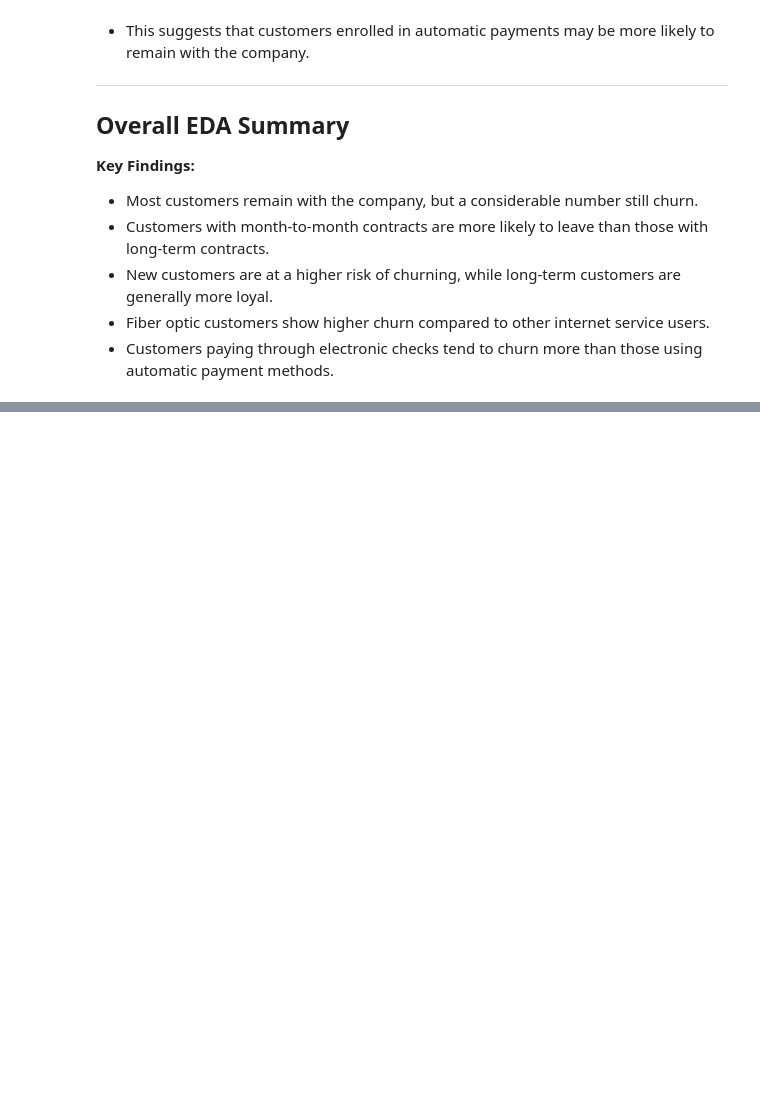
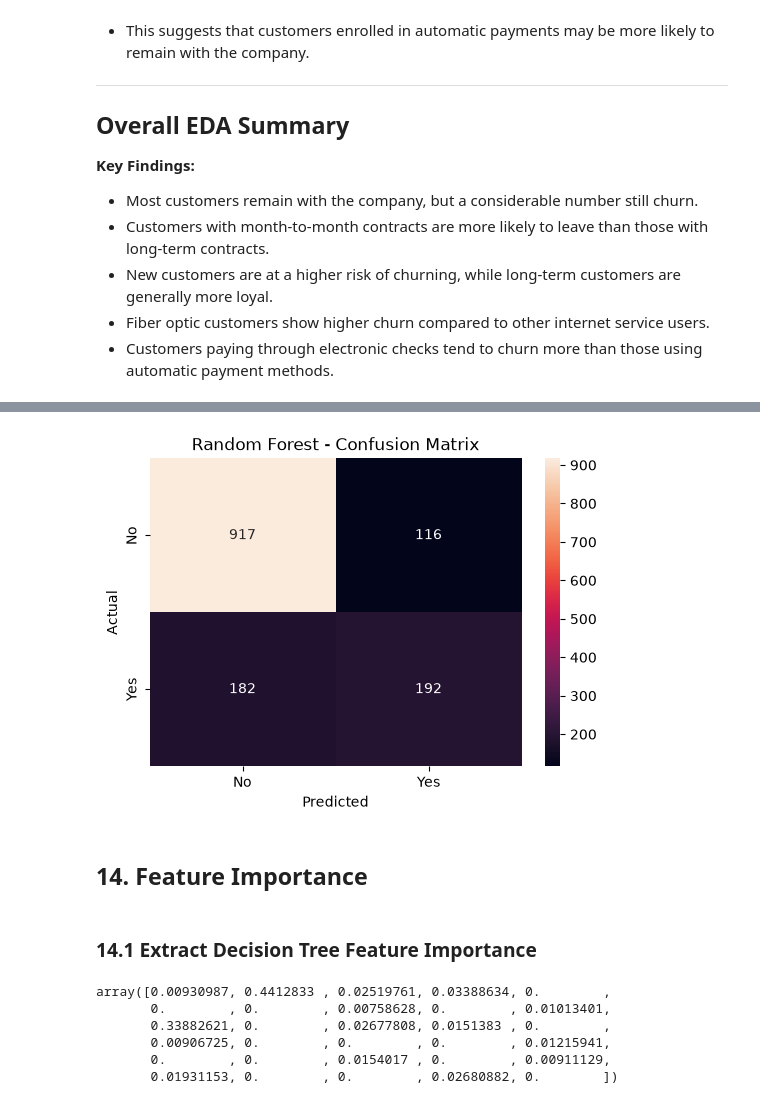
Before and after one commit to humairathameem/Telco-Customer-Churn-Prediction, a Jupyter notebook: Notebooks/Telco_Churn_Prediction.ipynb, the cells around one changed output, grey strips where cells are left out. Drawn from its saved outputs; the diff is of its cells as text; code cells hidden in the pictures; blank space fills up the shorter version.

```diff
--- a/Notebooks/Telco_Churn_Prediction.ipynb
+++ b/Notebooks/Telco_Churn_Prediction.ipynb
@@ -308,0 +514,6 @@ plt.show()
+# %%
+# Initialize the Random Forest Classifier model
+random_forest_model = RandomForestClassifier(
+    n_estimators=100,
+    random_state=42
+)
@@ -308,0 +525,3 @@ plt.show()
+# %%
+# Train the Random Forest
+random_forest_model.fit(X_train_processed, y_train)
@@ -308,0 +552,3 @@ plt.show()
+# %%
+# Make Random Forest predictions on the test set
+y_pred_rf = random_forest_model.predict(X_test_processed)
@@ -308,0 +743,33 @@ plt.show()
+# %%
+# Plot the confusion matrix
+plt.figure(figsize=(6, 4))
+
+sns.heatmap(
+    rf_cm,
+    annot=True,
+    fmt="d",
+    xticklabels=["No", "Yes"],
+    yticklabels=["No", "Yes"]
+)
+
+plt.xlabel("Predicted")
+plt.ylabel("Actual")
+plt.title("Random Forest - Confusion Matrix")
+plt.savefig("../Images/confusion_matrix/random_forest_confusion_matrix.png")
+plt.show()
+# %% [output]
+[figure, added]
+# %% [markdown]
+## 14. Feature Importance
+# %% [markdown]
+### 14.1 Extract Decision Tree Feature Importance
+# %%
+tree_importance = decision_tree_model.feature_importances_
+tree_importance
+# %% [output]
+array([0.00930987, 0.4412833 , 0.02519761, 0.03388634, 0.        ,
+       0.        , 0.        , 0.00758628, 0.        , 0.01013401,
+       0.33882621, 0.        , 0.02677808, 0.0151383 , 0.        ,
+       0.00906725, 0.        , 0.        , 0.        , 0.01215941,
+       0.        , 0.        , 0.0154017 , 0.        , 0.00911129,
+       0.01931153, 0.        , 0.        , 0.02680882, 0.        ])
```
Also changed, not shown: parts of 100 cells of this notebook, 13 other files.
